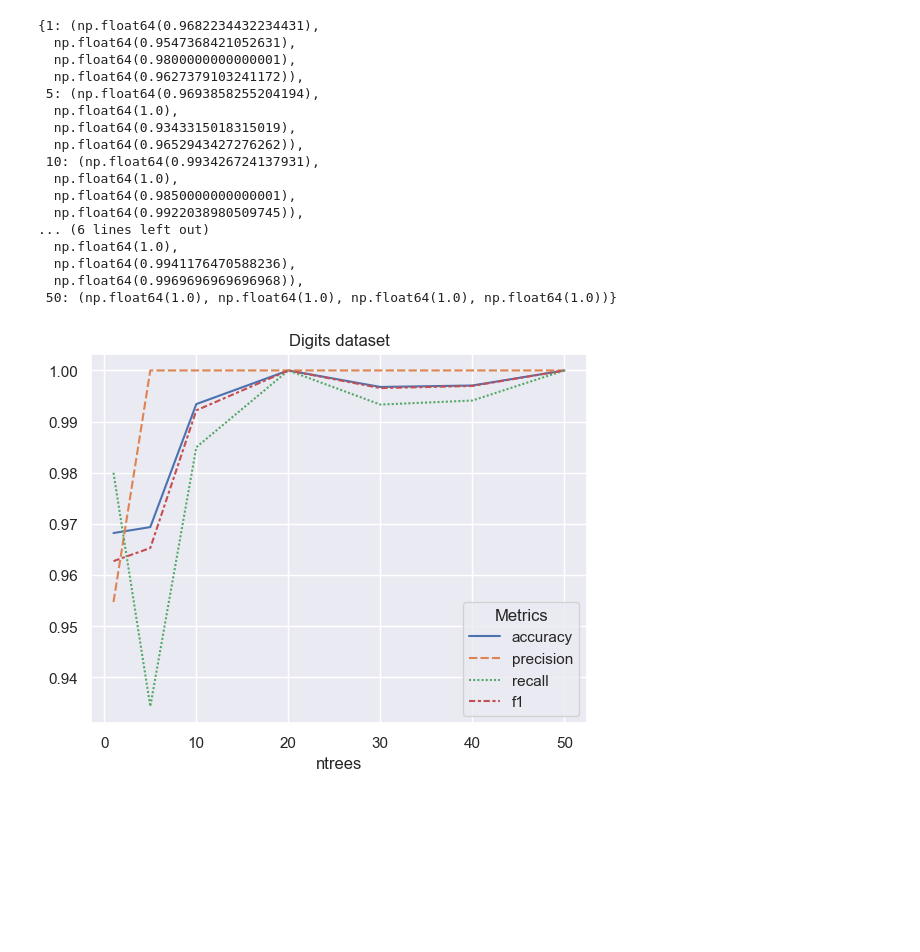
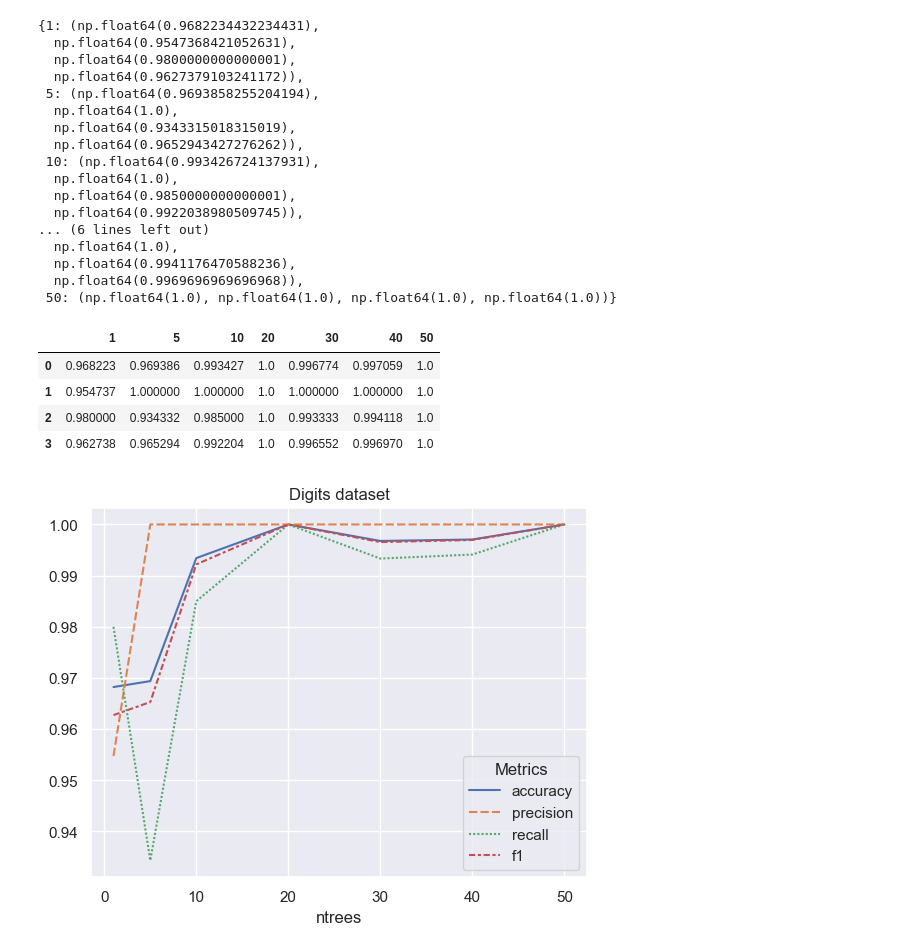
Before and after one commit to 1985lxw/589_final_project, a Jupyter notebook: src/tiffany_rf.ipynb, the cells around one changed output. Saved outputs shown, nothing was run; the diff lists cells and outputs as text; code cells hidden in the pictures; blank space fills up the shorter version.

```diff
--- a/src/tiffany_rf.ipynb
+++ b/src/tiffany_rf.ipynb
@@ -186,6 +194,14 @@ digits_metrics
   np.float64(0.9941176470588236),
   np.float64(0.9969696969696968)),
  50: (np.float64(1.0), np.float64(1.0), np.float64(1.0), np.float64(1.0))}
+# %%
+pd.DataFrame(digits_metrics)
+# %% [output]
+|  | 1 | 5 | 10 | 20 | 30 | 40 | 50 |
+| 0 | 0.968223 | 0.969386 | 0.993427 | 1.0 | 0.996774 | 0.997059 | 1.0 |
+| 1 | 0.954737 | 1.000000 | 1.000000 | 1.0 | 1.000000 | 1.000000 | 1.0 |
+| 2 | 0.980000 | 0.934332 | 0.985000 | 1.0 | 0.993333 | 0.994118 | 1.0 |
+| 3 | 0.962738 | 0.965294 | 0.992204 | 1.0 | 0.996552 | 0.996970 | 1.0 |
 # %%
 plot_metrics(eval(f"digits_metrics"), "Digits")
 # %% [output]
```
Also changed, not shown: parts of 1 cell of this notebook, 11 other files.
